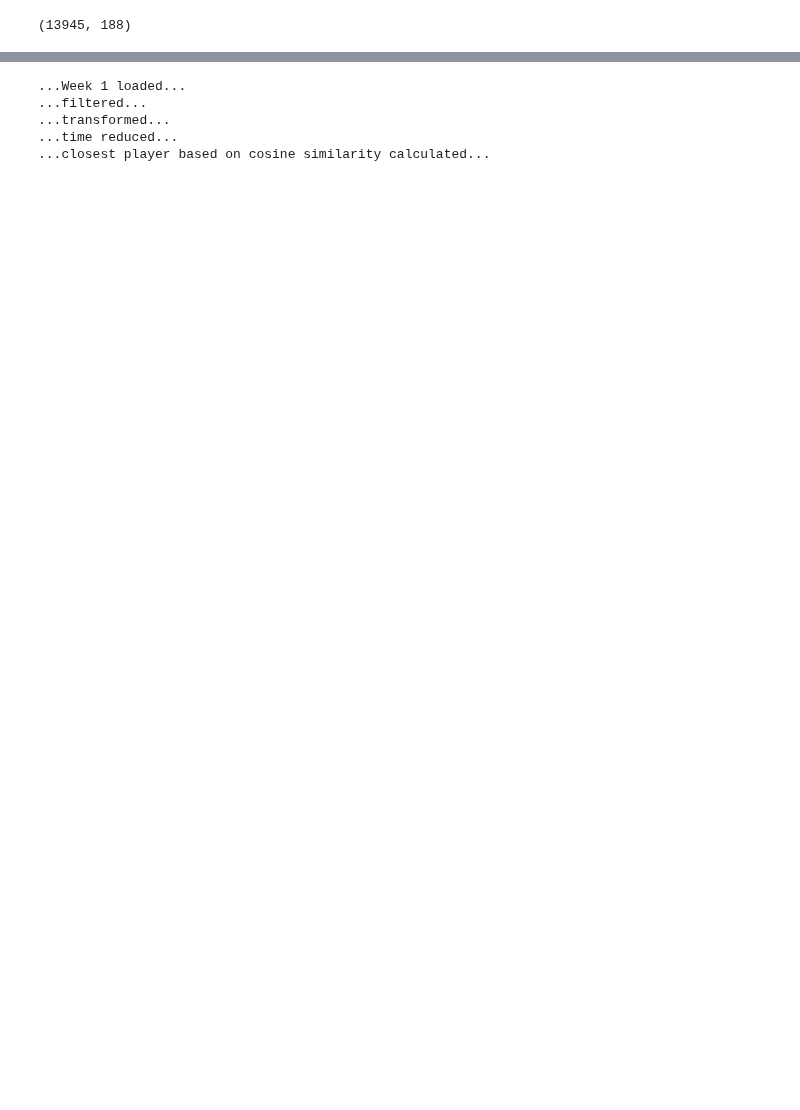
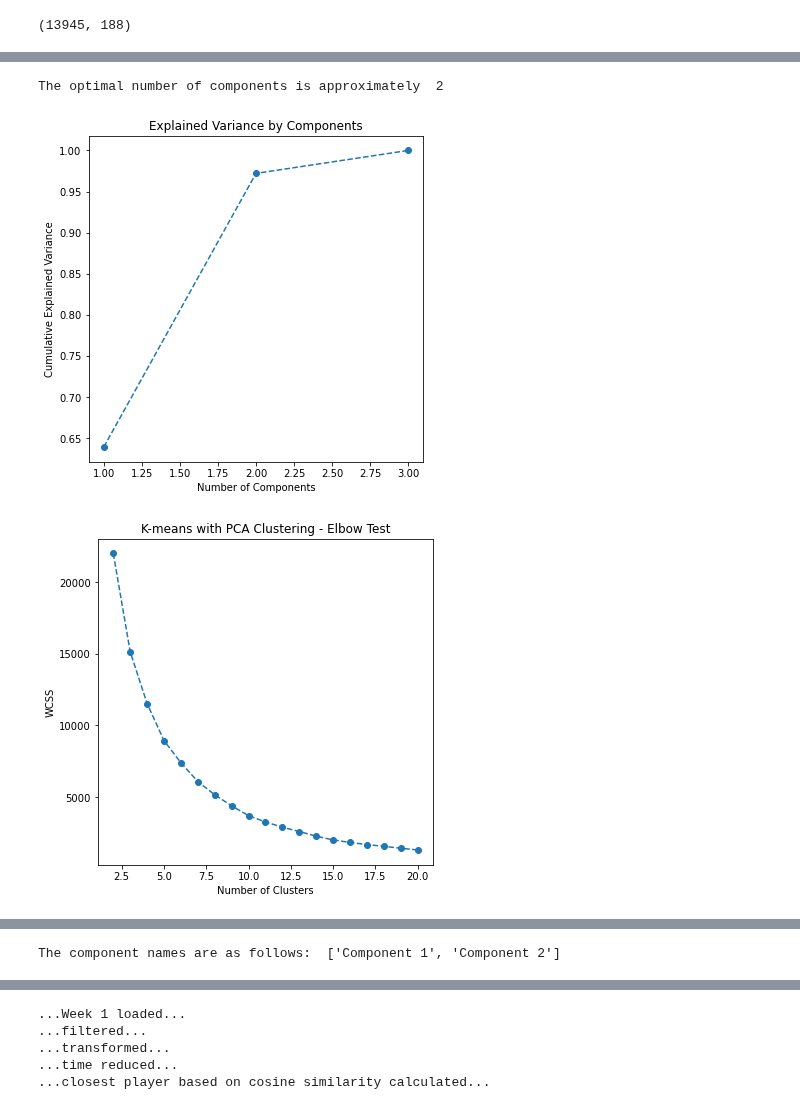
Before and after one commit to andrewbakert/NFL_Pass_Pred, a Jupyter notebook: demo.ipynb, the cells around one changed output, grey strips where cells are left out. Saved outputs shown, nothing was run; the diff lists cells and outputs as text; code cells hidden in the pictures; blank space fills up the shorter version.

```diff
--- a/demo.ipynb
+++ b/demo.ipynb
@@ -89,0 +88,34 @@ The component names are as follows:  ['Component 1', 'Component 2', 'Component 3
+# %%
+import def_clust
+import importlib
+importlib.reload(def_clust)
+from def_clust import return_pca_and_clusters, kmeans_visual
+
+all_features=['defendersInTheBox','extra_blitzers','on_line_coverage','numberOfPassRushers','DB','LB','DL','yardline_first','yardline_100','%B','%M','%Z']
+columns2=['%B','%M','%Z']
+columns3=['defendersInTheBox','numberOfPassRushers','DB','LB','DL','%M','%Z']
+columns4=['DB','LB','DL','%B','%M','%Z']
+columns5=['extra_blitzers','on_line_coverage','yardline_first','%B','%M']
+columns6=['yardline_first','yardline_100','%B','%M','%Z']
+columns7=['defendersInTheBox','numberOfPassRushers','yardline_first','%M','%Z']
+columns8=['DB','LB','DL','yardline_first','yardline_100','%B','%M','%Z']
+columns9=['defendersInTheBox','numberOfPassRushers','DB','LB','DL','yardline_first','yardline_100']
+columns10=['extra_blitzers','on_line_coverage','yardline_first','yardline_100','%M','%Z']
+columns11=['yardline_first','%B','%M']
+columns12=['yardline_first','yardline_100','%B']
+columns13=['DB','LB','DL']
+columns14=['extra_blitzers','on_line_coverage','yardline_first','%B','%M']
+columns15=['extra_blitzers','on_line_coverage','yardline_first','yardline_100']
+columns16=['yardline_100','yardline_first','%B','%M']
+columns17=['extra_blitzers','on_line_coverage','yardline_100','yardline_first']
+columns18=['defendersInTheBox','numberOfPassRushers','yardline_first']
+columns19=['extra_blitzers','on_line_coverage','DB','yardline_first','yardline_100','%Z']
+columns20=['extra_blitzers','on_line_coverage','DB','yardline_first','%Z']
+columns21=['extra_blitzers','DB','yardline_first','%Z']
+columns22=['extra_blitzers','on_line_coverage','DB']
+
+df_seg = return_pca_and_clusters(d, columns=columns12, n_clusters=10)
+# %% [output]
+The optimal number of components is approximately  2
+[figure, added]
+[figure, added]
@@ -89,0 +123 @@ The component names are as follows:  ['Component 1', 'Component 2', 'Component 3
+The component names are as follows:  ['Component 1', 'Component 2']
```
Also changed, not shown: parts of 8 cells of this notebook, 1 other file.
